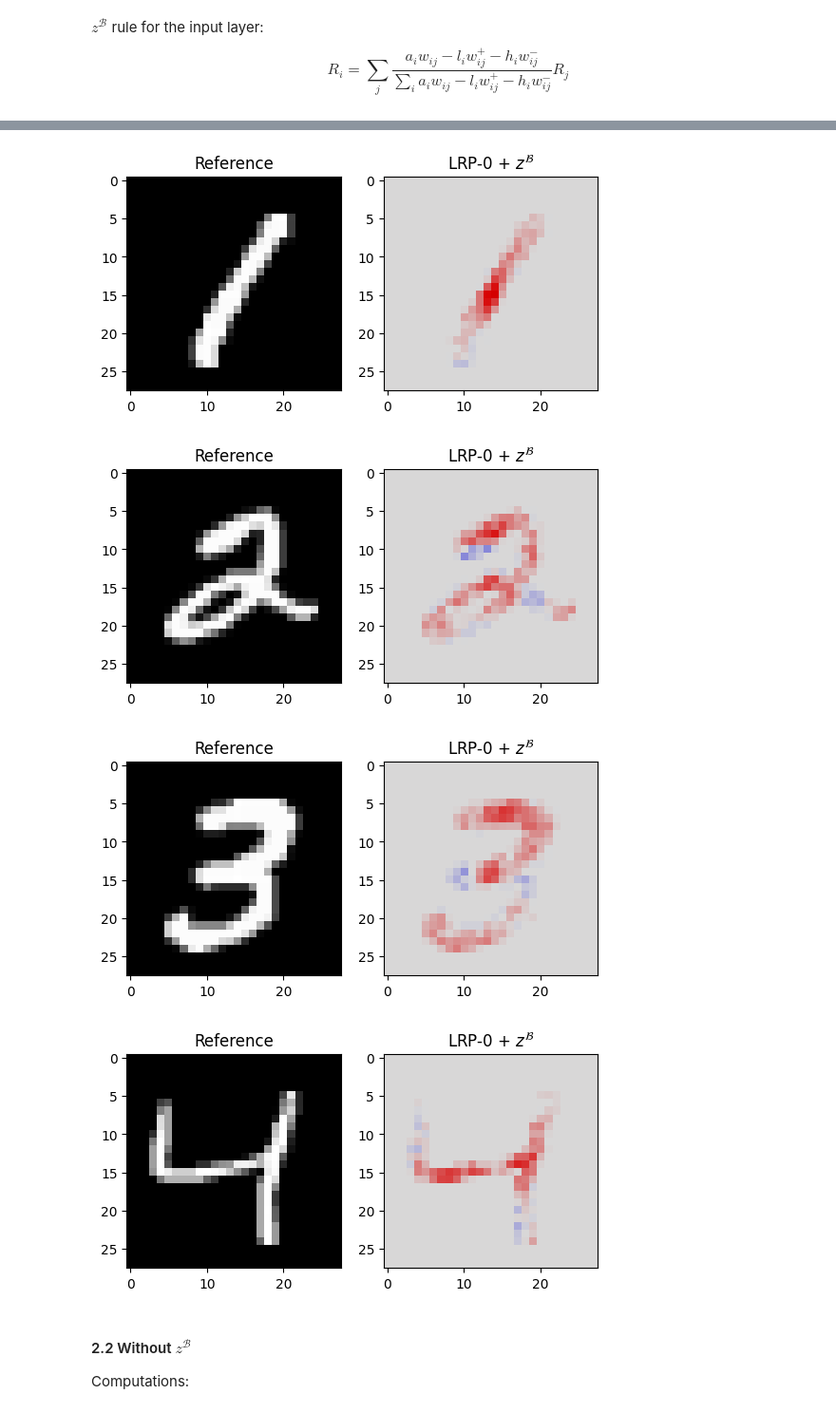
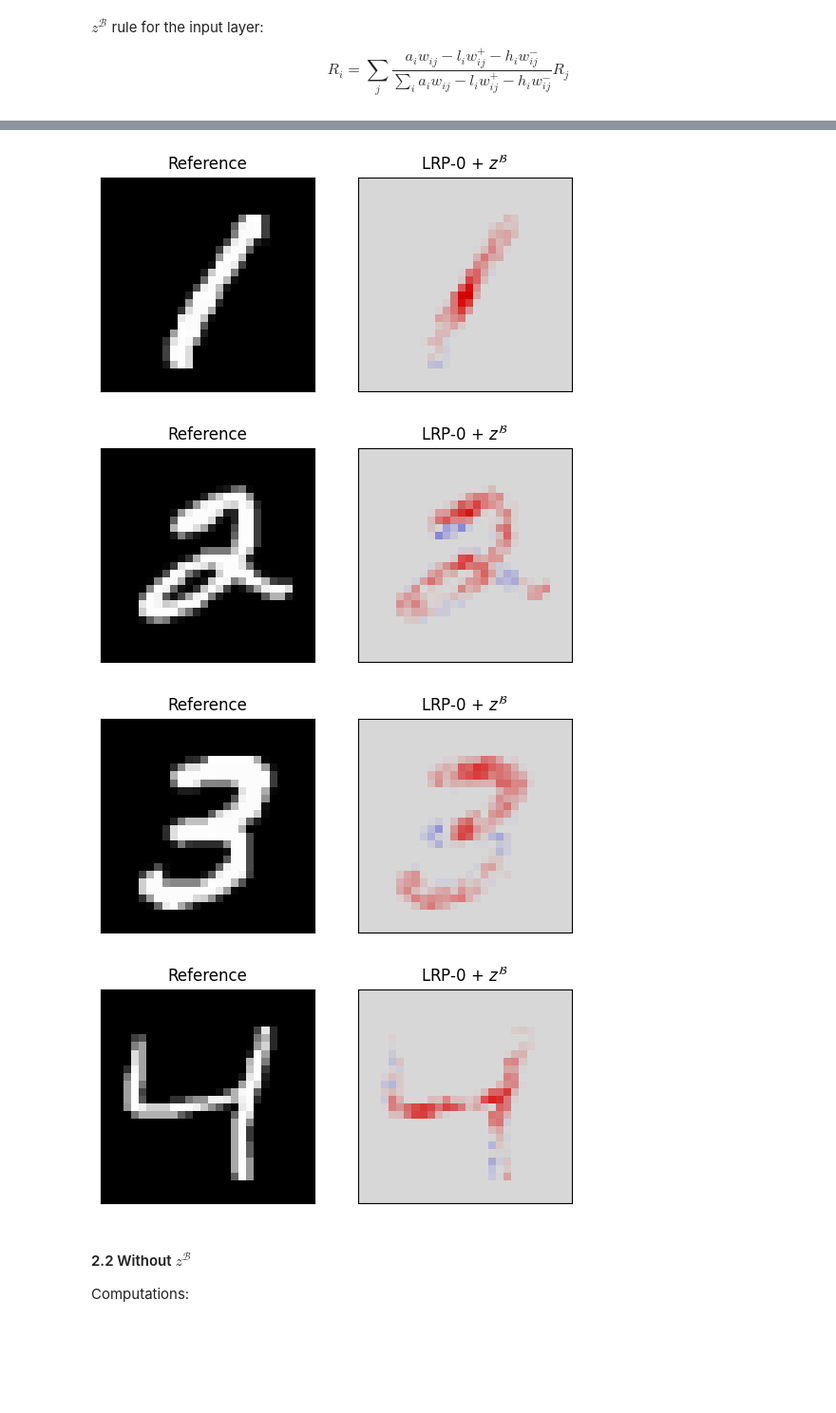
Before and after one commit to Red-Rapious/Semiring-LRP, a Jupyter notebook: code/mnist-abstract-semiring.ipynb, the cells around one changed output, grey strips where cells are left out. Shown at 95% size. Drawn from its saved outputs; the diff is of its cells as text; code cells hidden in the pictures; blank space fills up the shorter version.

```diff
--- a/code/mnist-abstract-semiring.ipynb
+++ b/code/mnist-abstract-semiring.ipynb
@@ -222,6 +224,8 @@ for i in range(DIGITS):
     my_cmap[:,0:3] *= 0.85
     my_cmap = ListedColormap(my_cmap)
     fig, axs = plt.subplots(1, 2)
+    for j in range(2):
+        axs[j].set_xticks([]); axs[j].set_yticks([])
 
     axs[0].imshow(X[T==i][0].reshape((28, 28)), cmap="gray")
     axs[0].set_title("Reference")
@@ -233,7 +237,7 @@ for i in range(DIGITS):
-[figure, old version]
+[figure, new version]
-[figure, old version]
+[figure, new version]
-[figure, old version]
+[figure, new version]
-[figure, old version]
+[figure, new version]
 # %% [markdown]
 #### 2.2 Without $z^\mathcal{B}$
 Computations:
```
Also changed, not shown: parts of 13 cells of this notebook.
